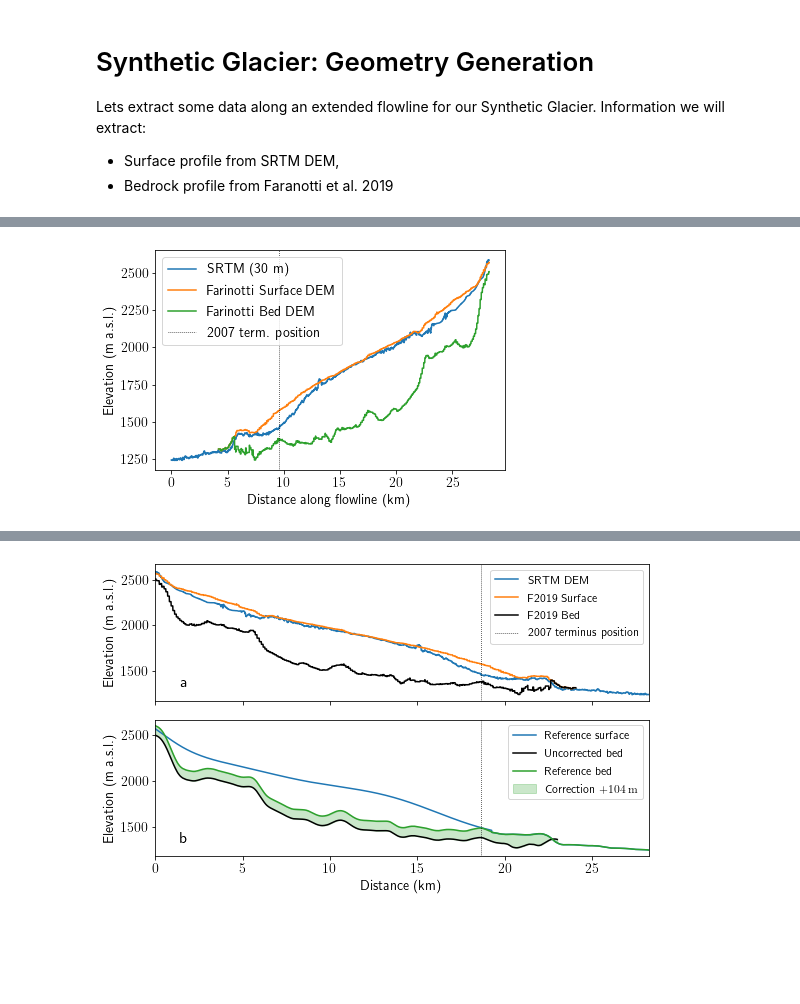
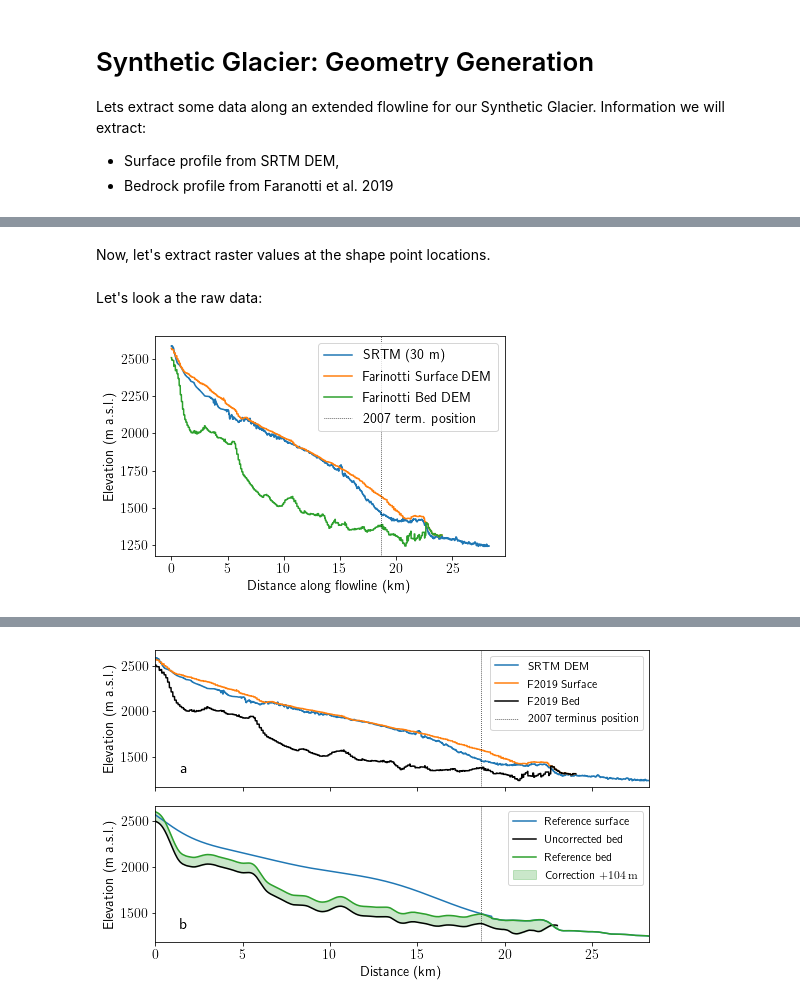
Before and after one commit to andrewdnolan/Harmonic_Beds, a Jupyter notebook: elmer/Notebooks/01.GeometryGeneration.ipynb, the cells around one changed output, grey strips where cells are left out. Cells and saved outputs as stored; diff of their text form; code cells hidden in the pictures; blank space fills up the shorter version.

```diff
--- a/elmer/Notebooks/01.GeometryGeneration.ipynb
+++ b/elmer/Notebooks/01.GeometryGeneration.ipynb
@@ -30,6 +7,21 @@ plt.rcParams.update({'font.size': 14,
 # %%
+import os
+import rasterio
+import numpy as np
+import geopandas as gpd
+import scipy.signal as signal
+from scipy import linalg as LA
+import matplotlib.pyplot as plt
+
+# Set global matplotlib style parameters
+plt.rcParams.update({'font.size': 14,
+                     'text.usetex': True,
+                     'figure.facecolor': 'w'})
+
+# define some usefull functions
 def centerline_2_points(geom, dx=30):
-    # https://stackoverflow.com/questions/34906124/interpolating-every-x-distance-along-multiline-in-shapely
+    """convert shapeline to shapepoints spaced at specified interval"""
+    # https://stackoverflow.com/a/35025274/10221482
     num_vert = int(round(geom.length / dx))
     if num_vert == 0:
         num_vert = 1
@@ -40,6 +32,7 @@ def centerline_2_points(geom, dx=30):
     return gdf
 
 def lstq(x,y,order):
+    """Wrapper for least-squares fitting"""
     A     = np.vstack([x**i for i in range(0,order)]).T
     coefs = LA.lstsq(A,y)[0]
     return coefs
@@ -79,4 +75,6 @@ for i,row in enumerate(LK_CP['geometry']):
 prof_coords = [(x,y) for x, y in zip(LK_CP.UTM_E, LK_CP.UTM_N)]
+# %% [markdown]
+Now, let's extract raster values at the shape point locations.
 # %%
 with rasterio.open(EB_2007_fp) as src:
     LK_CP['EB_2007'] = [x for x in src.sample(prof_coords)]
@@ -103,18 +101,20 @@ x_dx10 = LK_CP.index.to_numpy() * 10.0 / 1000.0
+# %% [markdown]
+Let's look a the raw data:
 # %%
 fig, ax = plt.subplots()
 
 # ax.plot(x_dx10, LK_CP['EB_2007'], label='EB 2007 DEM')
-ax.plot(x_dx10, LK_CP['SRTM']   , label='SRTM (30 m)')
-ax.plot(x_dx10, LK_CP['GC_Surf'], label='Farinotti Surface DEM')
-ax.plot(x_dx10, LK_CP['bedprof'], label='Farinotti Bed DEM')
+ax.plot(x_dx10[::-1], LK_CP['SRTM']   , label='SRTM (30 m)')
+ax.plot(x_dx10[::-1], LK_CP['GC_Surf'], label='Farinotti Surface DEM')
+ax.plot(x_dx10[::-1], LK_CP['bedprof'], label='Farinotti Bed DEM')
 
 ax.set_ylabel('Elevation (m a.s.l.)')
 ax.set_xlabel('Distance along flowline (km)')
 
 
-ax.axvline(9.6, label='2007 term. position',c='k', ls=':', lw=0.75)
+ax.axvline(x_dx10.max()-9.6, label='2007 term. position',c='k', ls=':', lw=0.75)
 ax.legend()
 
 plt.tight_layout()
 # %% [output]
-[figure, old version]
+[figure, new version]
```
Also changed, not shown: parts of 21 cells of this notebook, 2 other files.
